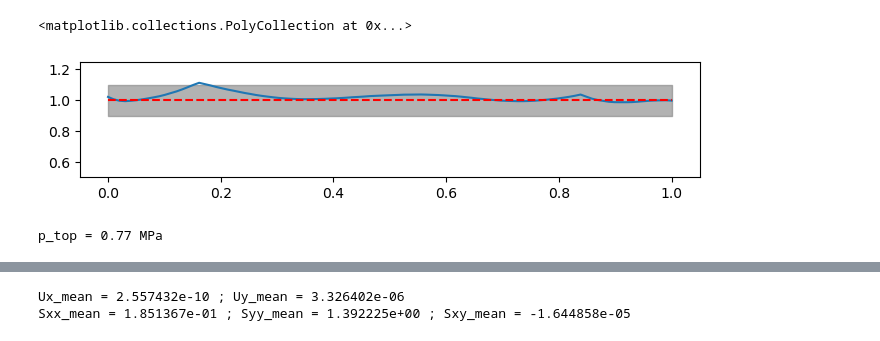
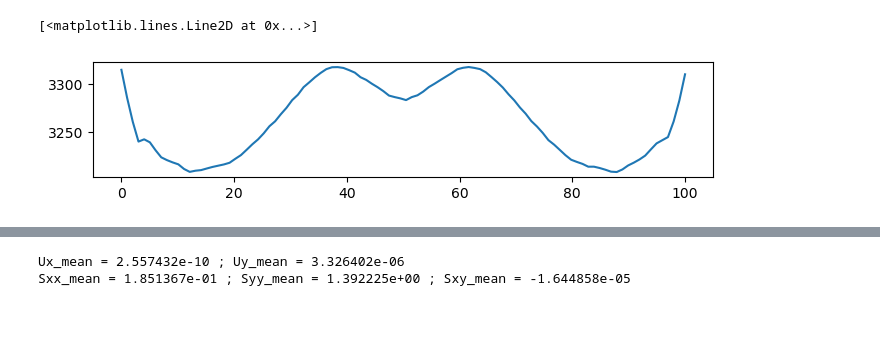
Before and after one commit to bonneted/SPIQ, a Jupyter notebook: deep_notched/fem_forward.ipynb, the cells around one changed output, grey strips where cells are left out. Saved outputs shown, nothing was run; the diff lists cells and outputs as text; code cells hidden in the pictures.

```diff
--- a/deep_notched/fem_forward.ipynb
+++ b/deep_notched/fem_forward.ipynb
@@ -163,8 +183,8 @@ import matplotlib.pyplot as plt
 from scipy.ndimage import map_coordinates
 nx=60
 ny=88
-x_max = 1.0
-y_max = 1.0
+x_max = 100.0
+y_max = 100.0
 
 Xp = np.loadtxt(f"./deep_notched_{nx}x{ny}.txt")
 
@@ -259,28 +279,20 @@ Sxx_mean = 1.851367e-01 ; Syy_mean = 1.392225e+00 ; Sxy_mean = -1.644858e-05
 # %%
 S_yy_fem = stress_val[:, 1].reshape(n_mesh_y, n_mesh_x)
 S_yy_integral_fem = np.trapz(S_yy_fem, X, axis=1)
 
 x_width = X[:, -1] - X[:, 0]
 
-S_yy_integral_fem = np.mean(S_yy_fem, axis=1) * x_width
+# S_yy_integral_fem = np.mean(S_yy_fem, axis=1) * x_width
 
 plt.figure(figsize=(8, 1.5))
-plt.plot(y_plot,S_yy_integral_fem/pstress, label="Integral stress Syy FEM", linestyle='-')
+plt.plot(y_plot,S_yy_integral_fem, label="Integral stress Syy FEM", linestyle='-')
 # plt.plot(y_plot, x_width, label="x_max", linestyle='--', color='black')
 # plt.vlines(S_yy_integral_fem.mean(), 0, x_max, color='red', linestyle='--', label="x_max")
-plt.hlines(pstress, 0, y_max, color='red', linestyle='--', label="x_max")
-plt.ylim(0.5, 1.25)  # Set the minimum and maximum y-axis values
-plt.fill_betweenx([0.9, 1.1], 0, 1, color='grey', alpha=0.6)
+# plt.hlines(pstress, 0, y_max, color='red', linestyle='--', label="x_max")
+# plt.ylim(0.5, 1.25)  # Set the minimum and maximum y-axis values
+# plt.fill_betweenx([0.9, 1.1], 0, 1, color='grey', alpha=0.6)
 # %% [output]
-<matplotlib.collections.PolyCollection at 0x...>
+[<matplotlib.lines.Line2D at 0x...>]
-[figure, old version]
+[figure, new version]
-# %%
-x_width.shape
-RAFR = S_yy_integral_fem/pstress*x_width
-RAFR.shape
-p_top = S_yy_integral_fem.mean()
-print(f"p_top = {p_top:.2f} MPa")
-# %% [output]
-p_top = 0.77 MPa
 # %%
 # Save solution
```
Also changed, not shown: parts of 9 cells of this notebook, 4 other files.
